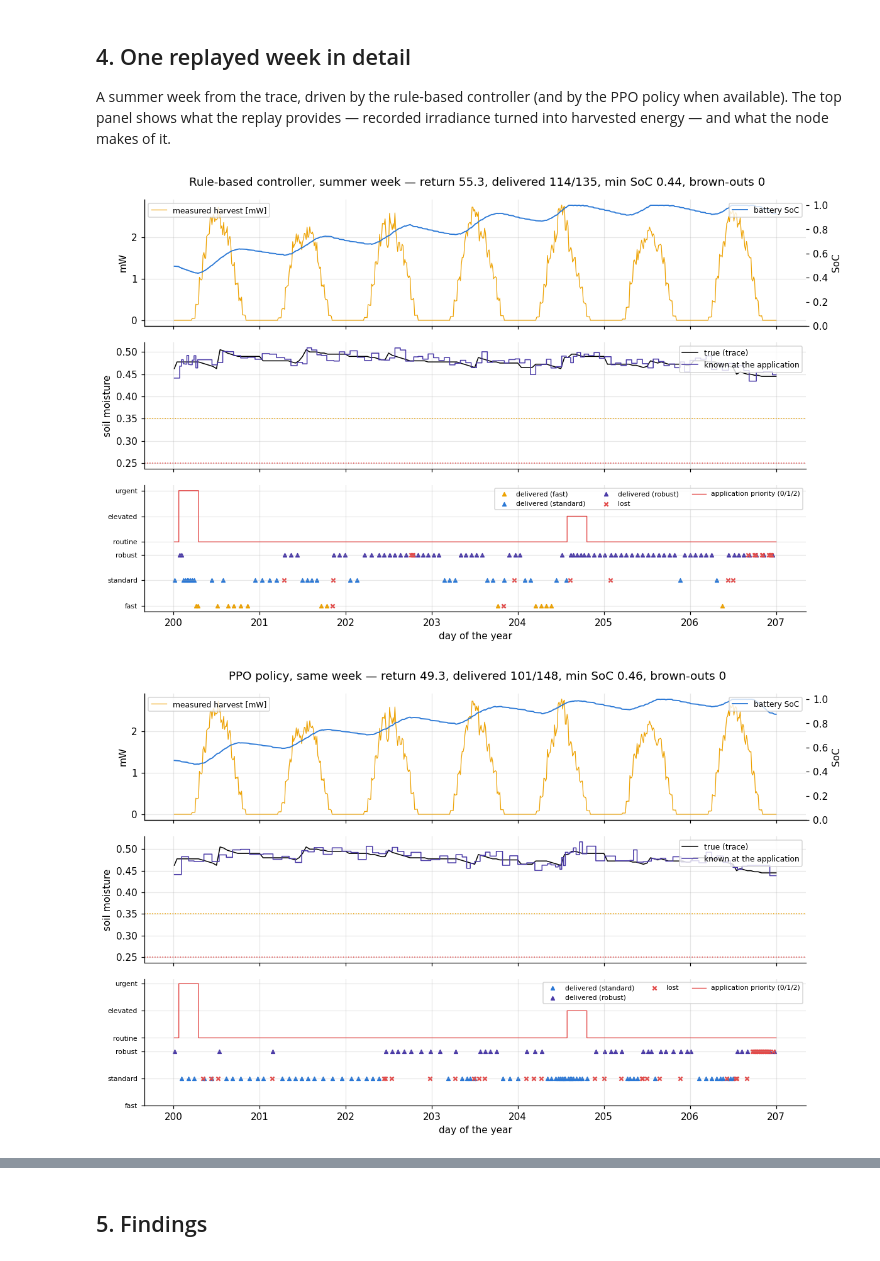
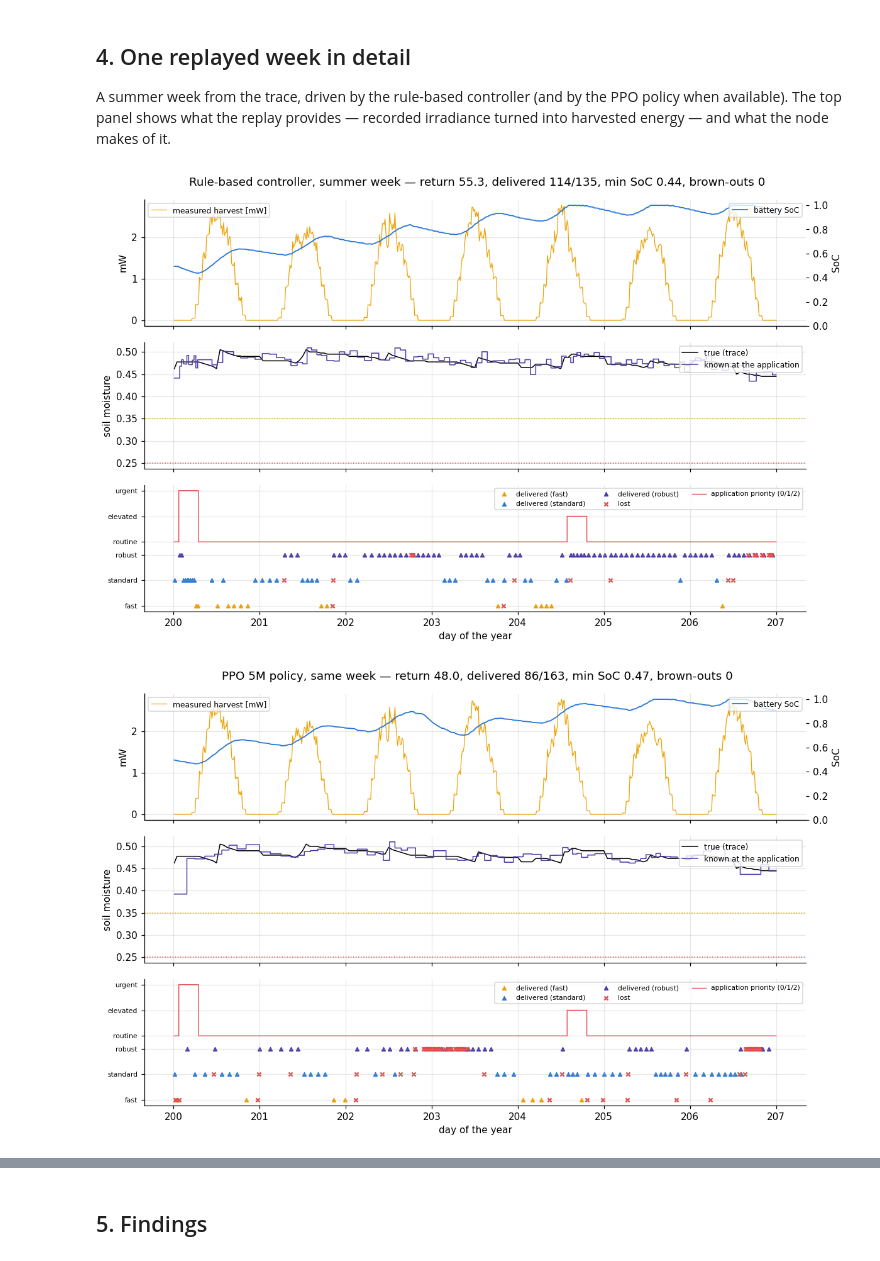
Before and after one commit to measurify/EdgeEngine-AWARE, a Jupyter notebook: examples/trace_driven.ipynb, the cells around one changed output, grey strips where cells are left out. Drawn from its saved outputs; the diff is of its cells as text; code cells hidden in the pictures.

```diff
--- a/examples/trace_driven.ipynb
+++ b/examples/trace_driven.ipynb
@@ -231,13 +231,16 @@ policies = {
     "periodic 1h": lambda: PeriodicPolicy(period_steps=4, sensing_level=2, tx=2),
     "periodic 3h": lambda: PeriodicPolicy(period_steps=12, sensing_level=2, tx=3),
 }
-bundle_path = next((p for p in [RUNS / "seeds_long" / "ppo_seed0_bundle.json", RUNS / "ppo_default_bundle.json", ROOT / "examples" / "bundles" / "ppo_default.json"] if p.exists()), None)
-if bundle_path is not None:
-    bundle = PolicyBundle.load(bundle_path)
-    policies["PPO (exported)"] = lambda: NumpyMLPPolicy(bundle.model)
-    print("PPO bundle:", bundle_path.relative_to(ROOT), "—", bundle.metadata.get("notes", ""))
-else:
-    print("no PPO bundle found (examples/bundles/ppo_default.json or examples/rl_runs/*) — evaluating the baselines only")
+BUNDLES = ROOT / "examples" / "bundles"
+PPO_NAMES = []
+for label, path in [("PPO 2M", BUNDLES / "ppo_default.json"), ("PPO 5M", BUNDLES / "ppo_long.json")]:
+    if path.exists():
+        b = PolicyBundle.load(path)
+        policies[label] = (lambda m: (lambda: NumpyMLPPolicy(m)))(b.model)
+        PPO_NAMES.append(label)
+        print(f"{label}: {path.relative_to(ROOT)} — {b.metadata.get('notes', '')}")
+if not PPO_NAMES:
+    print("no PPO bundle found in examples/bundles — evaluating the baselines only")
 
 season_days = {"winter": (0, 59), "spring": (59, 151), "summer": (151, 243), "autumn": (243, 334)}
 envs = {}
@@ -328,36 +332,36 @@ def replay_week(policy_factory, start_day, title):
     env = TraceDrivenEnv(trace, cfg, start_day=start_day)
     res = run_episode(env, policy_factory(), seed=1000)
     log, m = env.log, env.metrics
     t = np.asarray(log.time_s) / DAY + start_day
     fig, axes = plt.subplots(3, 1, figsize=(11, 7), sharex=True)
     axes[0].plot(t, np.asarray(log.harvest_power_w) * 1e3, color=PALETTE[3], lw=0.8, label="measured harvest [mW]")
     axes[0].set_ylabel("mW"); axes[0].legend(loc="upper left", fontsize=8)
     ax2 = axes[0].twinx(); ax2.plot(t, log.soc, color=PALETTE[0], lw=1.2, label="battery SoC"); ax2.set_ylim(0, 1.05); ax2.set_ylabel("SoC"); ax2.grid(False); ax2.legend(loc="upper right", fontsize=8)
     axes[1].plot(t, log.true_moisture, color="k", lw=1, label="true (trace)")
     axes[1].plot(t, log.app_moisture, color=PALETTE[5], lw=1, drawstyle="steps-post", label="known at the application")
     axes[1].axhline(cfg.agriculture.warning_threshold, color=PALETTE[3], ls=":", lw=1); axes[1].axhline(cfg.agriculture.critical_threshold, color=PALETTE[6], ls=":", lw=1)
     axes[1].set_ylabel("soil moisture"); axes[1].legend(fontsize=8, loc="upper right")
     att, suc, mode = np.asarray(log.tx_attempt), np.asarray(log.tx_success), np.asarray(log.tx_mode)
     for k, (nm, c) in enumerate(zip(("fast", "standard", "robust"), ("#eda100", "#2a78d6", "#4a3aa7"))):
         sel = (att == 1) & (suc == 1) & (mode == k)
         if sel.any(): axes[2].scatter(t[sel], np.full(sel.sum(), k), marker="^", s=14, color=c, label=f"delivered ({nm})")
     fail = (att == 1) & (suc == 0)
     if fail.any(): axes[2].scatter(t[fail], mode[fail], marker="x", s=16, color=PALETTE[6], label="lost")
     axes[2].step(t, np.asarray(log.priority) - 0.5 + 3, where="post", color=PALETTE[6], lw=0.9, label="application priority (0/1/2)")
     axes[2].set_yticks([0, 1, 2, 2.5, 3.5, 4.5]); axes[2].set_yticklabels(["fast", "standard", "robust", "routine", "elevated", "urgent"], fontsize=7)
     axes[2].legend(fontsize=7, ncol=3, loc="upper right"); axes[2].set_xlabel("day of the year")
     fig.suptitle(f"{title} — return {res.total_reward:.1f}, delivered {m.n_successful_transmissions}/{m.n_transmissions}, min SoC {m.min_battery_soc:.2f}, brown-outs {m.battery_depletion_events}")
     fig.tight_layout(); plt.show()
     env.close()
 
 SUMMER_START = 200
 replay_week(policies["rule-based"], SUMMER_START, "Rule-based controller, summer week")
-if "PPO (exported)" in policies:
-    replay_week(policies["PPO (exported)"], SUMMER_START, "PPO policy, same week")
+if PPO_NAMES:
+    replay_week(policies[PPO_NAMES[-1]], SUMMER_START, f"{PPO_NAMES[-1]} policy, same week")
 replay_week(policies["rule-based"], 15, "Rule-based controller, winter week")
 # %% [output]
 [figure]
-[figure, old version]
+[figure, new version]
 [figure]
 # %% [markdown]
 ## 5. Findings
```
Also changed, not shown: parts of 7 cells of this notebook, 6 other files.
